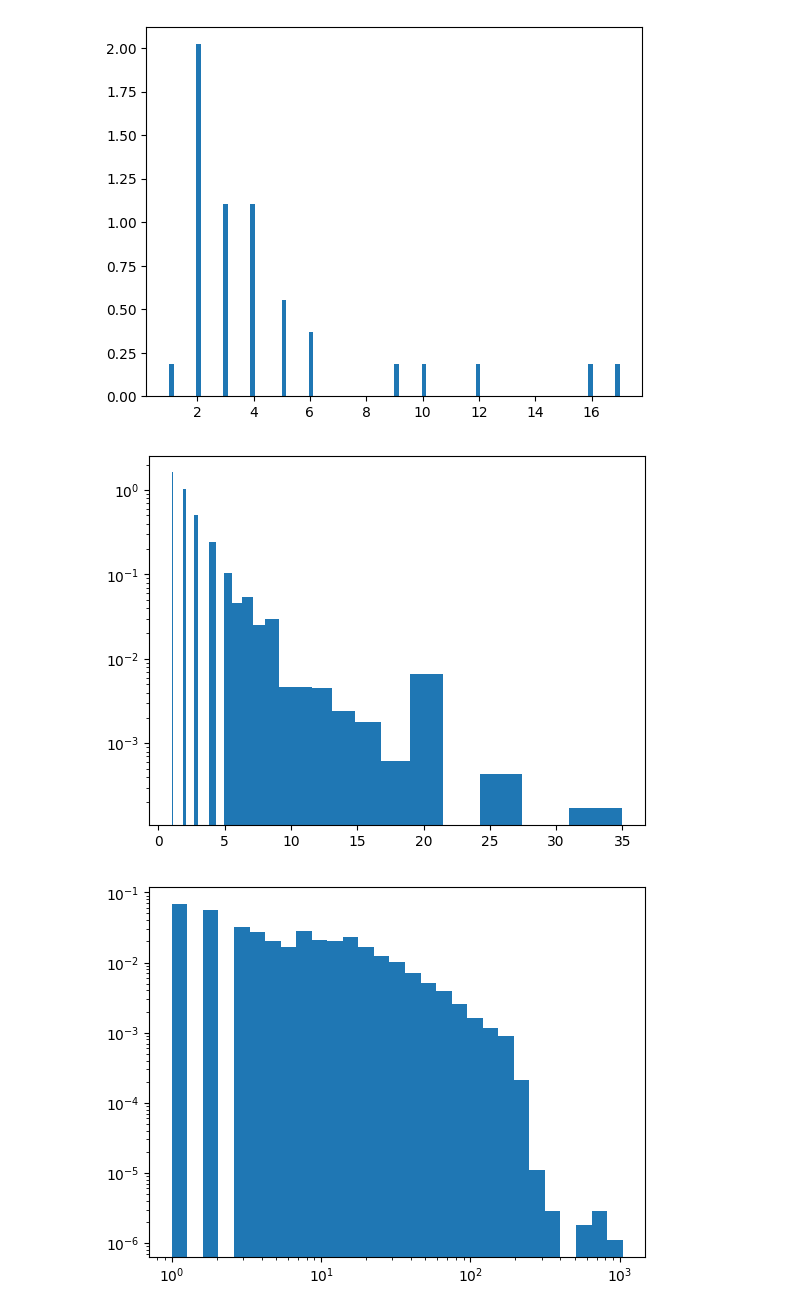
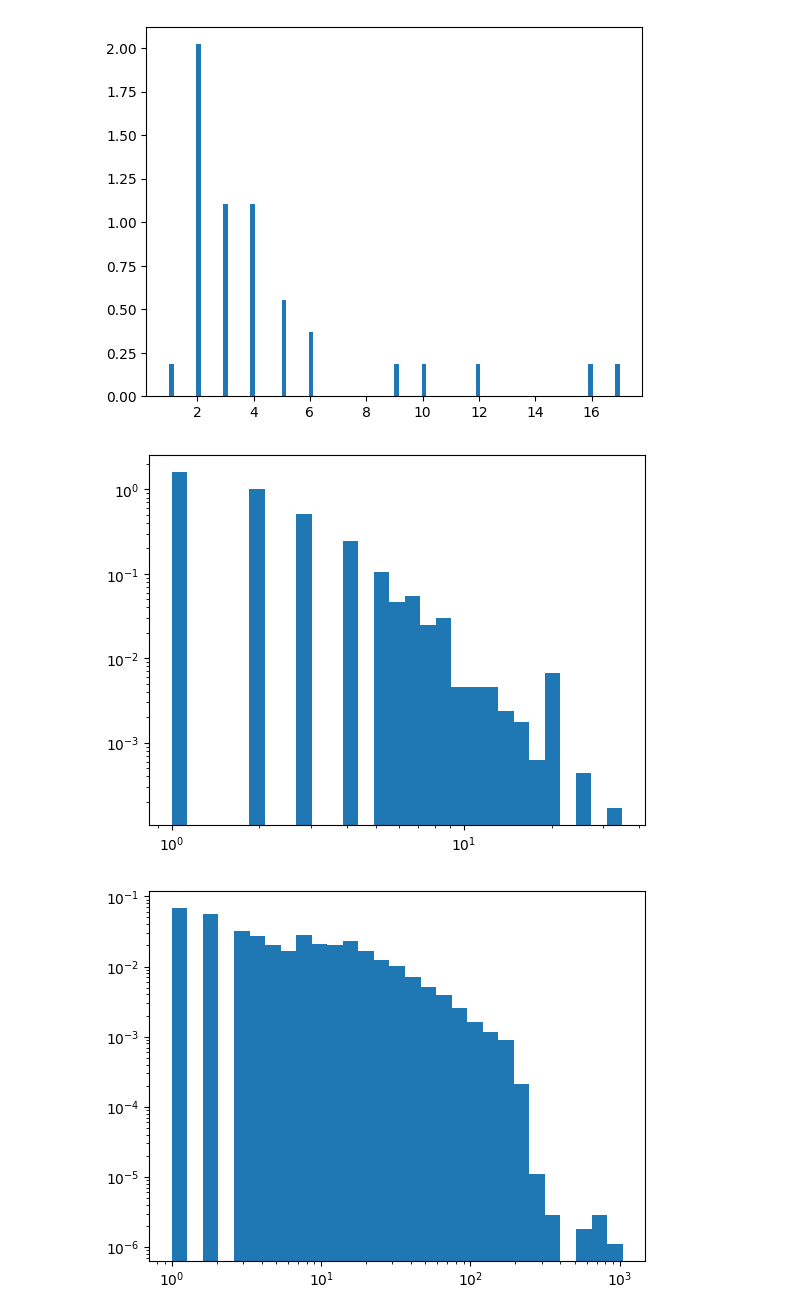
Before and after one commit to huyim/Netsci, a Jupyter notebook: Assi1/Hu_Yiming_EX1.ipynb, the cells around one changed output. Saved outputs shown, nothing was run; the diff lists cells and outputs as text; code cells hidden in the pictures.

```diff
--- a/Assi1/Hu_Yiming_EX1.ipynb
+++ b/Assi1/Hu_Yiming_EX1.ipynb
@@ -112,12 +112,13 @@ _ = plt.hist(kdegrees, bins = 100, density = True)
 # %%
 #Network netsci
 g_ndegrees = g_n.degree()
 ndegrees = [ g_ndegrees[i] for i in g_n.nodes() ]
 my_bins = np.logspace(np.log10(min(ndegrees)),np.log10(max(ndegrees) +1), 30 )
 _ = plt.hist(ndegrees, bins = my_bins, density = True)
+plt.xscale('log')
 plt.yscale('log')
 # %% [output]
-[figure, old version]
+[figure, new version]
 # %%
 #Network facebook
 g_fdegrees = g_f.degree()
```
Also changed, not shown: parts of 3 cells of this notebook, 26 other files.
